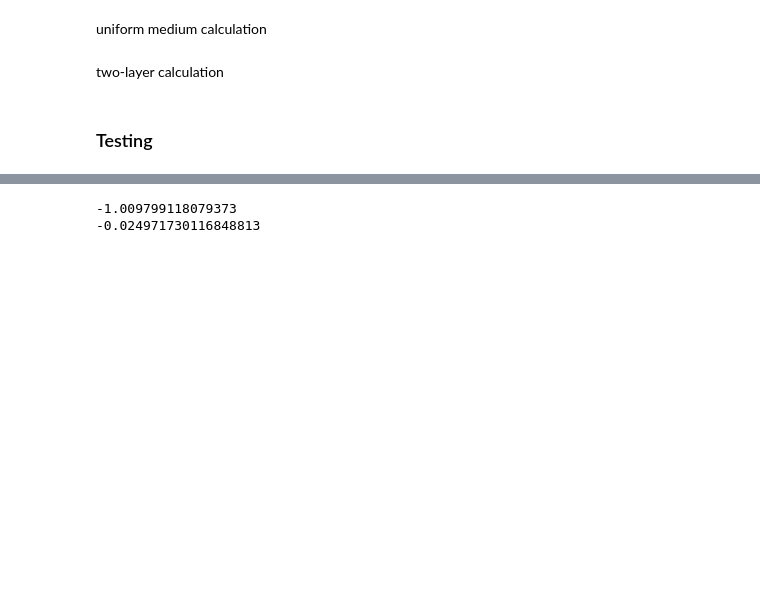
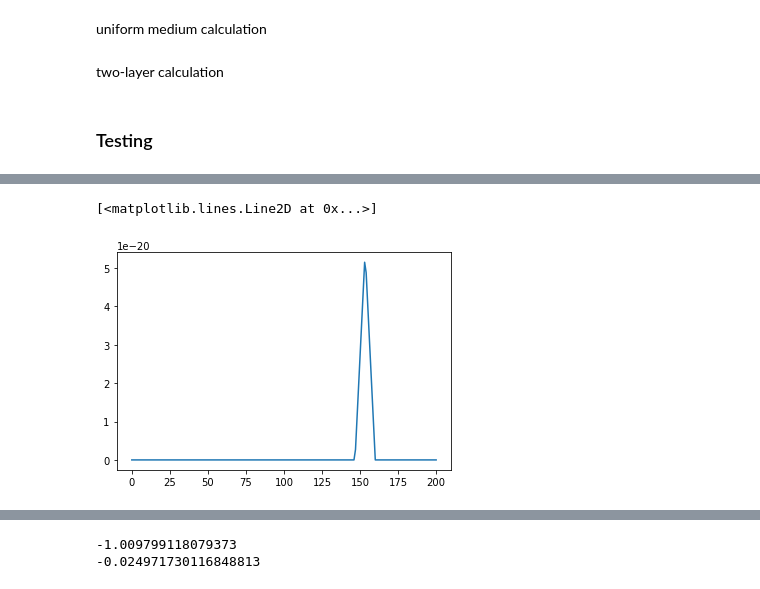
Before and after one commit to CraigYanitski/kosmatau3d, a Jupyter notebook: notebooks/full model/radiative-transfer.ipynb, the cells around one changed output, grey strips where cells are left out. Cells and saved outputs as stored; diff of their text form; code cells hidden in the pictures; blank space fills up the shorter version.

```diff
--- a/notebooks/full model/radiative-transfer.ipynb
+++ b/notebooks/full model/radiative-transfer.ipynb
@@ -304,0 +360,5 @@ Maximum intensity:
+# %%
+plt.plot(vox[0].get_species_absorption(total=False, include_dust=False)[0][:, models.species.molecules.index('CO 1')])
+# %% [output]
+[<matplotlib.lines.Line2D at 0x...>]
+[figure, added]
```
Also changed, not shown: parts of 18 cells of this notebook, 1 other file.
